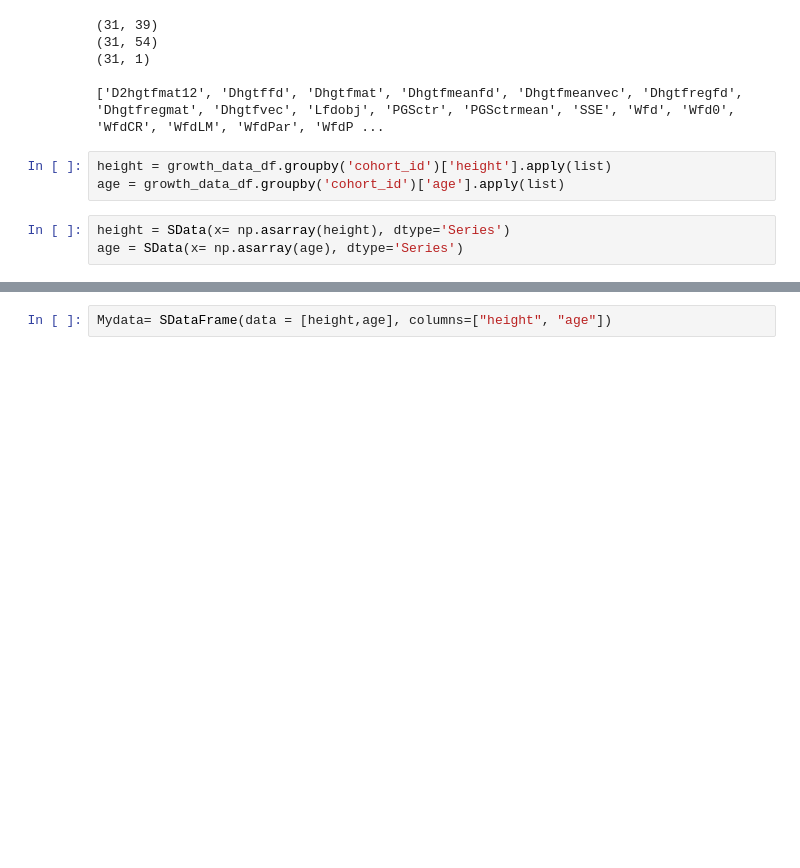
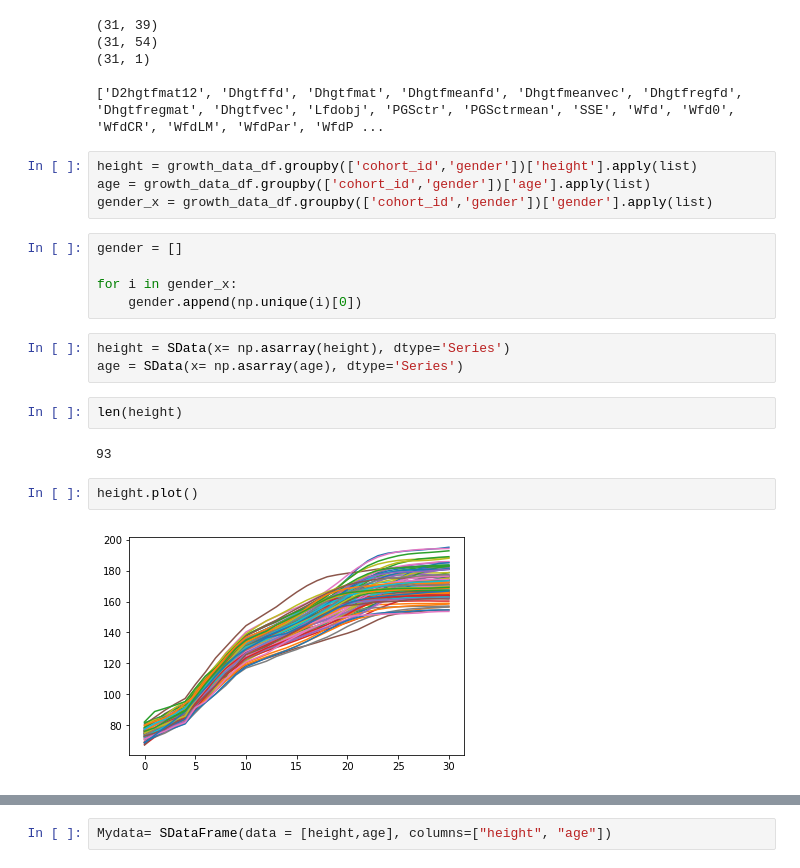
Before and after one commit to HaoranXue/Machine_Learning_For_Structured_Data, a Jupyter notebook: Example.ipynb, the cells around one changed output, grey strips where cells are left out. Cells and saved outputs as stored; diff of their text form; blank space fills up the shorter version.

```diff
--- a/Example.ipynb
+++ b/Example.ipynb
@@ -38,8 +38,22 @@ growth_data_df = pd.concat([boys_df, girls_df])
 
 ['D2hgtfmat12', 'Dhgtffd', 'Dhgtfmat', 'Dhgtfmeanfd', 'Dhgtfmeanvec', 'Dhgtfregfd', 'Dhgtfregmat', 'Dhgtfvec', 'Lfdobj', 'PGSctr', 'PGSctrmean', 'SSE', 'Wfd', 'Wfd0', 'WfdCR', 'WfdLM', 'WfdPar', 'WfdP ...
 # %%
-height = growth_data_df.groupby('cohort_id')['height'].apply(list)
-age = growth_data_df.groupby('cohort_id')['age'].apply(list)
+height = growth_data_df.groupby(['cohort_id','gender'])['height'].apply(list)
+age = growth_data_df.groupby(['cohort_id','gender'])['age'].apply(list)
+gender_x = growth_data_df.groupby(['cohort_id','gender'])['gender'].apply(list)
+# %%
+gender = []
+
+for i in gender_x:
+    gender.append(np.unique(i)[0])
 # %%
 height = SData(x= np.asarray(height), dtype='Series')
 age = SData(x= np.asarray(age), dtype='Series')
+# %%
+len(height)
+# %% [output]
+93
+# %%
+height.plot()
+# %% [output]
+[figure, added]
```
Also changed, not shown: parts of 5 cells of this notebook, 2 other files.
